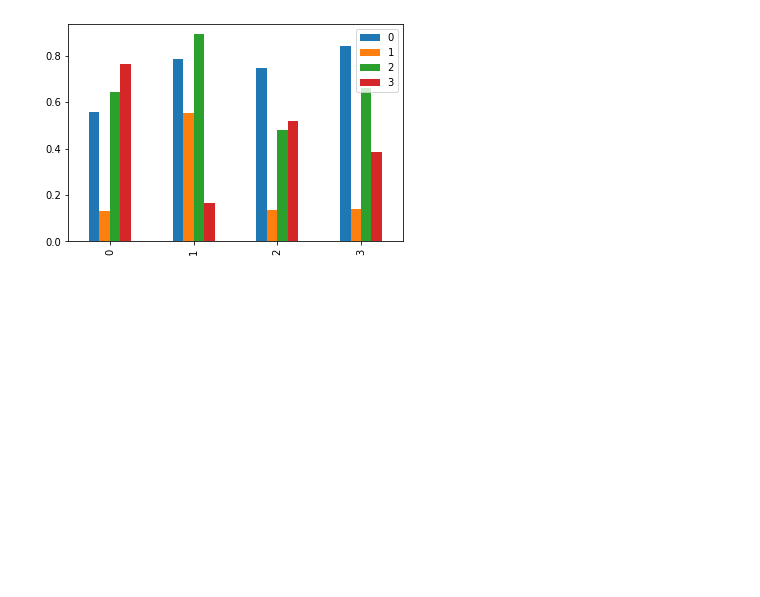
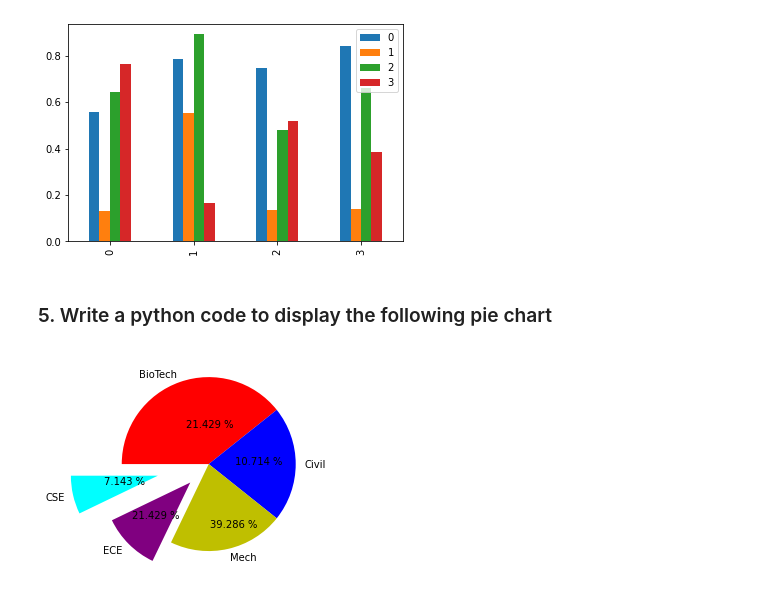
Before and after one commit to Hrithik2212/Python-Advanced-, a Jupyter notebook: DA lab/Ass9.ipynb, the cells around one changed output. Saved outputs shown, nothing was run; the diff lists cells and outputs as text; code cells hidden in the pictures; blank space fills up the shorter version.

```diff
--- a/DA lab/Ass9.ipynb
+++ b/DA lab/Ass9.ipynb
@@ -74,0 +73,19 @@ A
+# %% [markdown]
+### 5. Write a python code to display the following pie chart
+# %%
+a = ['BioTech','Civil','Mech','ECE','CSE']
+p = [21.429,10.714,39.286,21.429,7.143]
+p = pd.Series(p,index=a)
+ta = ['21.429 %',"10.714 %",'39.286 %',"21.429 %","7.143 %"]
+plt.pie(p.sort_values(ascending=False),
+        labels=a,startangle=180,
+        counterclock=False,
+        explode=[0,0,0,0.3,0.6],
+        colors=['r','b','y','Purple','Cyan'],
+        )
+x = [-0.26,0.3,0.02,-0.88,-1.2]
+y = [0.42,0,-0.72,-0.62,-0.23]
+for i in range(0,5):
+        plt.annotate(ta[i],xy=(x[i],y[i]),xytext=(x[i],y[i]))
+# %% [output]
+[figure, added]
```
Also changed, not shown: parts of 3 cells of this notebook.
